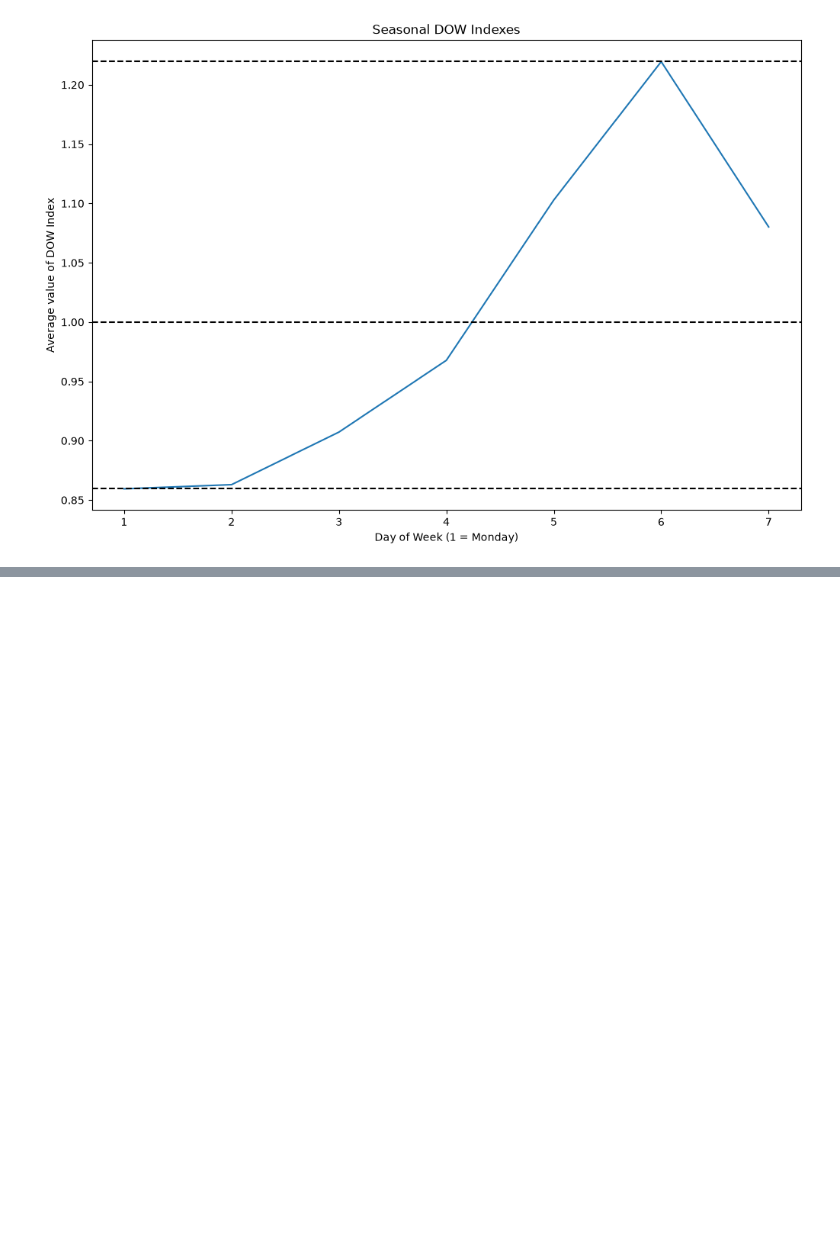
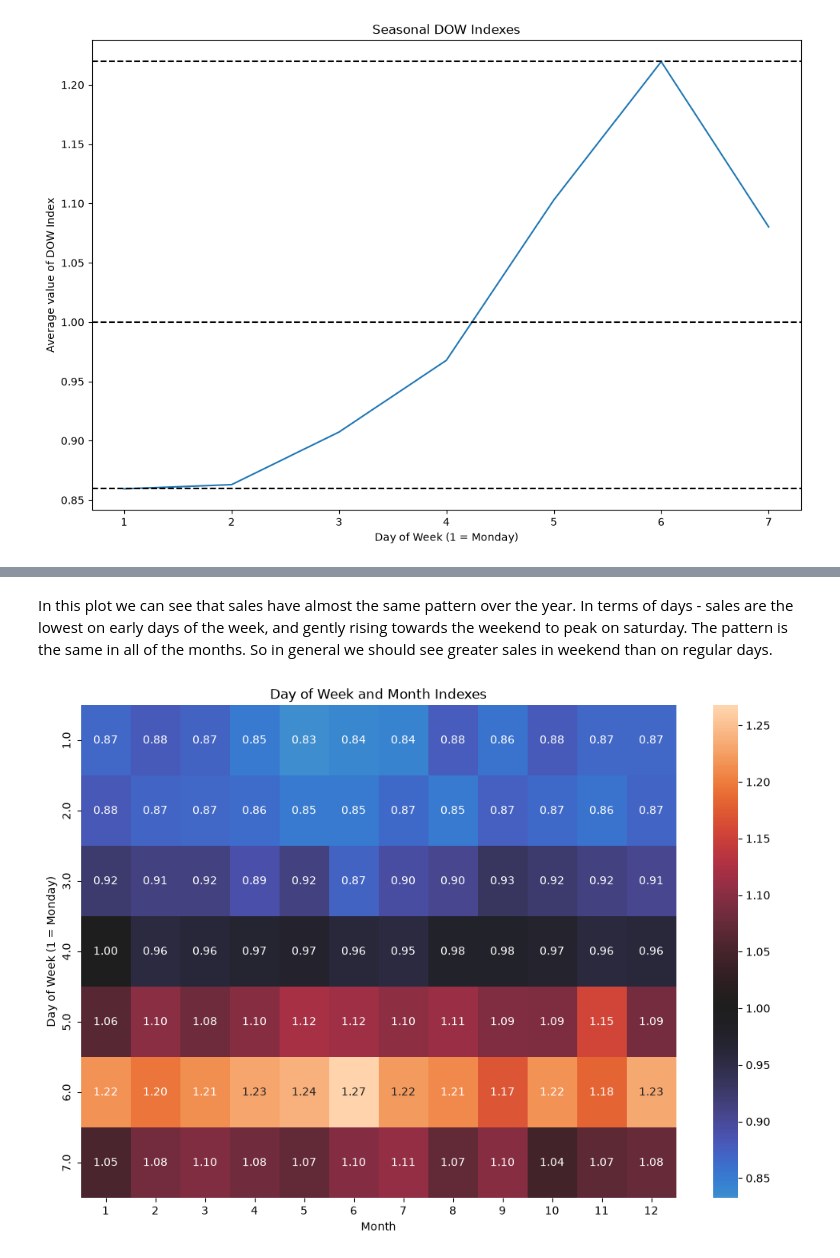
Before and after one commit to Grzegosh/sku_prediction, a Jupyter notebook: EDA.ipynb, the cells around one changed output, grey strips where cells are left out. Saved outputs shown, nothing was run; the diff lists cells and outputs as text; code cells hidden in the pictures; blank space fills up the shorter version.

```diff
--- a/EDA.ipynb
+++ b/EDA.ipynb
@@ -359,0 +352,26 @@ monthly_profile
+# %% [markdown]
+In this plot we can see that sales have almost the same pattern over the year. In terms of days - sales are the lowest on early days of the week, and gently rising towards the weekend to peak on saturday. The pattern is the same in all of the months. So in general we should see greater sales in weekend than on regular days.
+# %%
+month_dow_week_index = dow_month_pivot.unstack().reset_index(name='revenue')
+month_dow_week_index = month_dow_week_index.merge(
+    month_lvl,
+    on = 'month'
+)
+
+month_dow_week_index['index'] = month_dow_week_index['revenue_x'] / month_dow_week_index['revenue_y']
+
+month_dow_week_index_pivot = pd.pivot_table(
+    month_dow_week_index,
+    columns='month',
+    index='iso_day_of_week',
+    values='index',
+    aggfunc='sum'
+)
+
+plt.figure(figsize=(12,8))
+sns.heatmap(month_dow_week_index_pivot, annot=True, center=1.0, fmt='.2f');
+plt.title("Day of Week and Month Indexes");
+plt.ylabel("Day of Week (1 = Monday)");
+plt.xlabel("Month");
+# %% [output]
+[figure, added]
```
Also changed, not shown: parts of 9 cells of this notebook, 2 other files.
